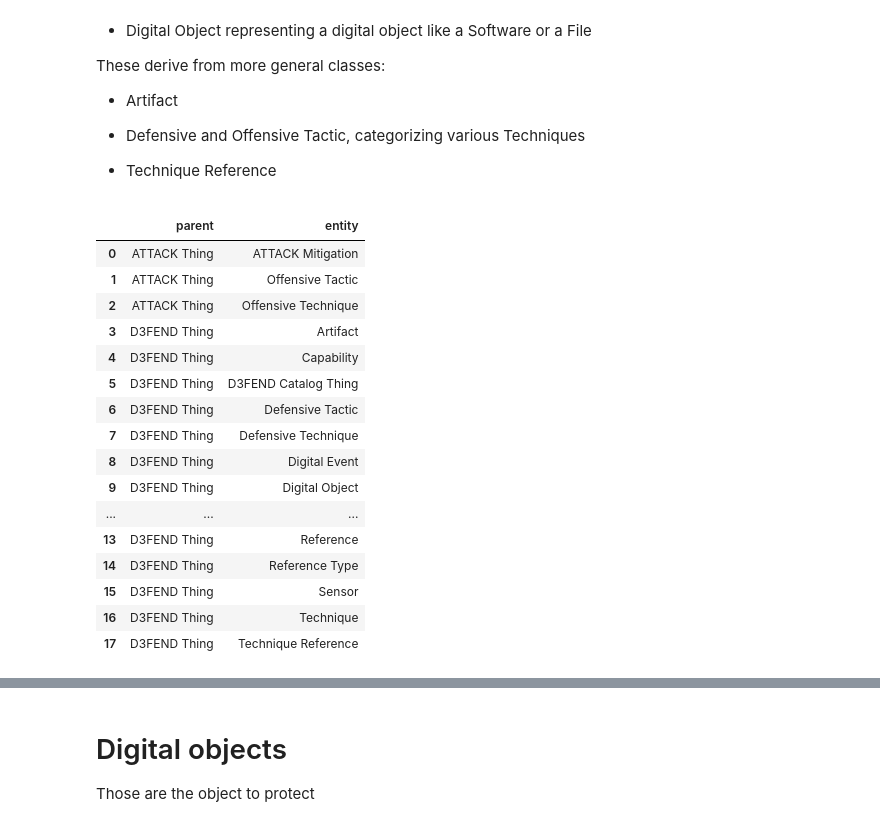
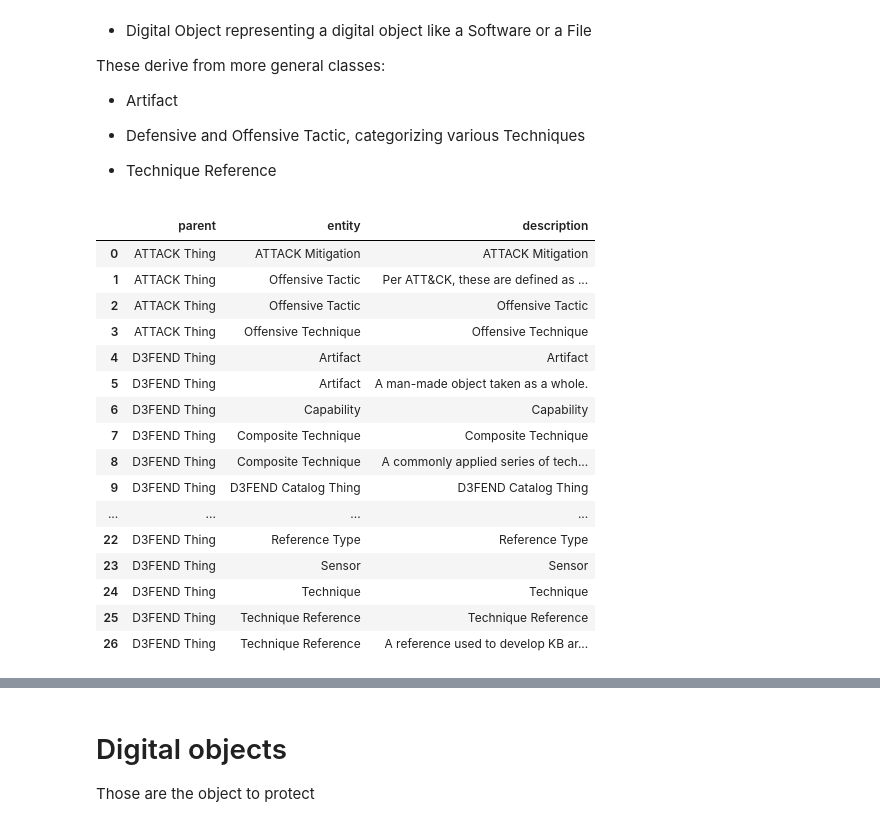
Before and after one commit to par-tec/security-ontologies, a Jupyter notebook: d4f-notebook.py.ipynb, the cells around one changed output, grey strips where cells are left out. Saved outputs shown, nothing was run; the diff lists cells and outputs as text; code cells hidden in the pictures.

```diff
--- a/d4f-notebook.py.ipynb
+++ b/d4f-notebook.py.ipynb
@@ -86,35 +90,36 @@ These derive from more general classes:
 # %%
 overview = """
 SELECT DISTINCT
-?parent ?entity
+?parent ?entity ?description
 WHERE {
 ?sub rdfs:subClassOf ?class ;
-rdfs:label ?entity
+     rdfs:label ?entity ;
+     (rdfs:comment|rdfs:label) ?description
 .
 ?class rdfs:label ?parent
  VALUES (?class) { (d3f:D3FENDThing) (d3f:ATTACKThing)}
 }
 ORDER BY (?parent)
 """
 sparql_dataframe.get(endpoint, prefixes+ overview)
 # %% [output]
-|  | parent | entity |
-| 0 | ATTACK Thing | ATTACK Mitigation |
-| 1 | ATTACK Thing | Offensive Tactic |
-| 2 | ATTACK Thing | Offensive Technique |
-| 3 | D3FEND Thing | Artifact |
-| 4 | D3FEND Thing | Capability |
-| 5 | D3FEND Thing | D3FEND Catalog Thing |
-| 6 | D3FEND Thing | Defensive Tactic |
-| 7 | D3FEND Thing | Defensive Technique |
-| 8 | D3FEND Thing | Digital Event |
-| 9 | D3FEND Thing | Digital Object |
-| ... | ... | ... |
-| 13 | D3FEND Thing | Reference |
-| 14 | D3FEND Thing | Reference Type |
-| 15 | D3FEND Thing | Sensor |
-| 16 | D3FEND Thing | Technique |
-| 17 | D3FEND Thing | Technique Reference |
+|  | parent | entity | description |
+| 0 | ATTACK Thing | ATTACK Mitigation | ATTACK Mitigation |
+| 1 | ATTACK Thing | Offensive Tactic | Per ATT&CK, these are defined as ... |
+| 2 | ATTACK Thing | Offensive Tactic | Offensive Tactic |
+| 3 | ATTACK Thing | Offensive Technique | Offensive Technique |
+| 4 | D3FEND Thing | Artifact | Artifact |
+| 5 | D3FEND Thing | Artifact | A man-made object taken as a whole. |
+| 6 | D3FEND Thing | Capability | Capability |
+| 7 | D3FEND Thing | Composite Technique | Composite Technique |
+| 8 | D3FEND Thing | Composite Technique | A commonly applied series of tech... |
+| 9 | D3FEND Thing | D3FEND Catalog Thing | D3FEND Catalog Thing |
+| ... | ... | ... | ... |
+| 22 | D3FEND Thing | Reference Type | Reference Type |
+| 23 | D3FEND Thing | Sensor | Sensor |
+| 24 | D3FEND Thing | Technique | Technique |
+| 25 | D3FEND Thing | Technique Reference | Technique Reference |
+| 26 | D3FEND Thing | Technique Reference | A reference used to develop KB ar... |
 # %%
 ret = d3f.query("""
 prefix d3f: <http://d3fend.mitre.org/ontologies/d3fend.owl#>
```
Also changed, not shown: parts of 18 cells of this notebook, 12 other files.
